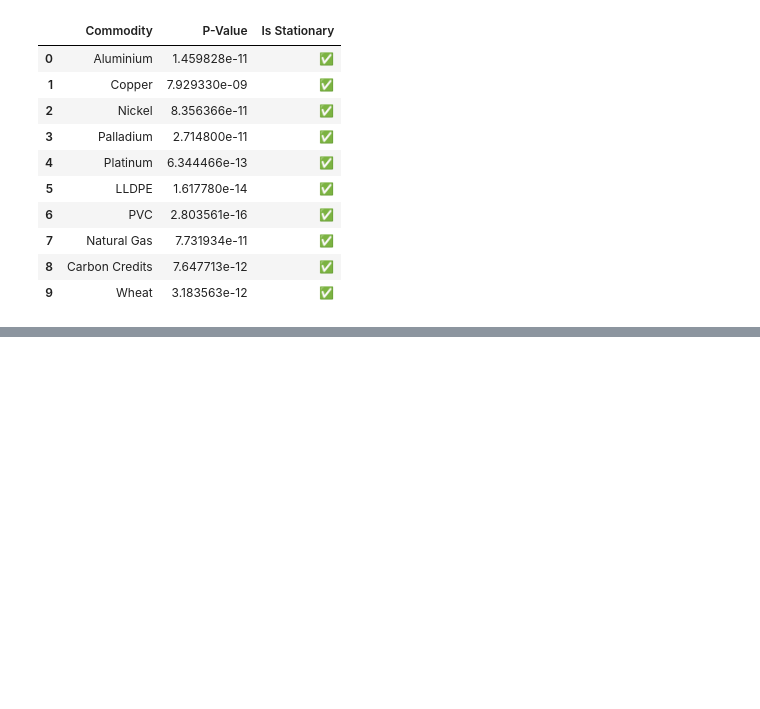
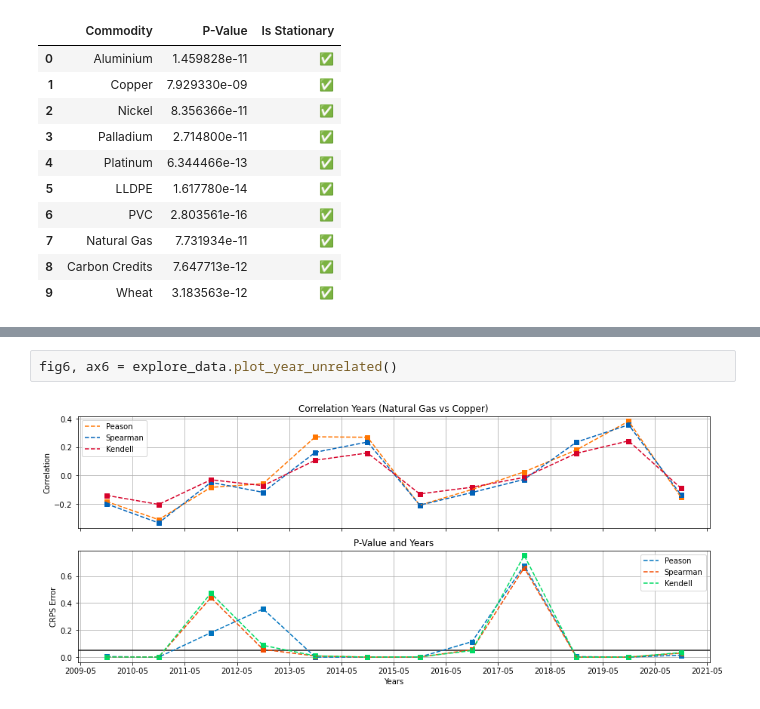
Before and after one commit to Phutoast/commodity-prices-prediction, a Jupyter notebook: explore_data_plot.ipynb, the cells around one changed output, grey strips where cells are left out. Drawn from its saved outputs; the diff is of its cells as text; blank space fills up the shorter version.

```diff
--- a/explore_data_plot.ipynb
+++ b/explore_data_plot.ipynb
@@ -44,0 +53,4 @@ fig3, ax3 = explore_data.plot_correlation_all()
+# %%
+fig6, ax6 = explore_data.plot_year_unrelated()
+# %% [output]
+[figure, added]
```
Also changed, not shown: parts of 6 cells of this notebook, 10 other files.
